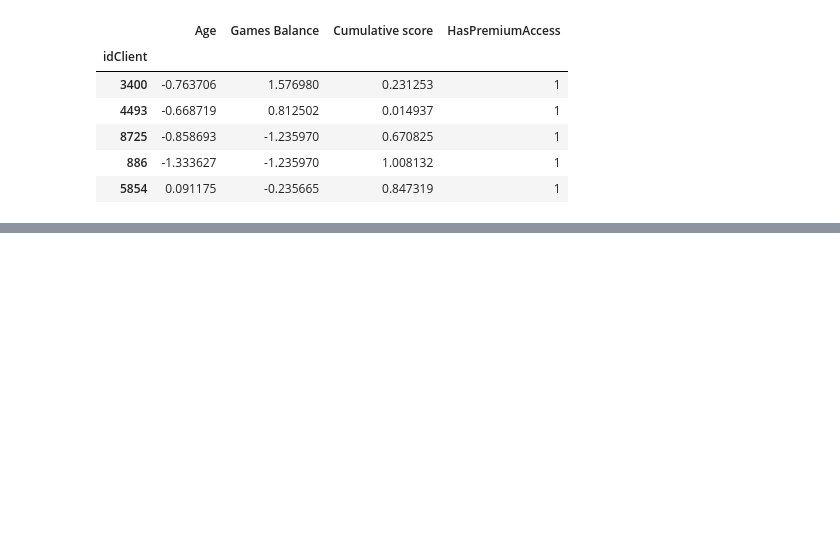
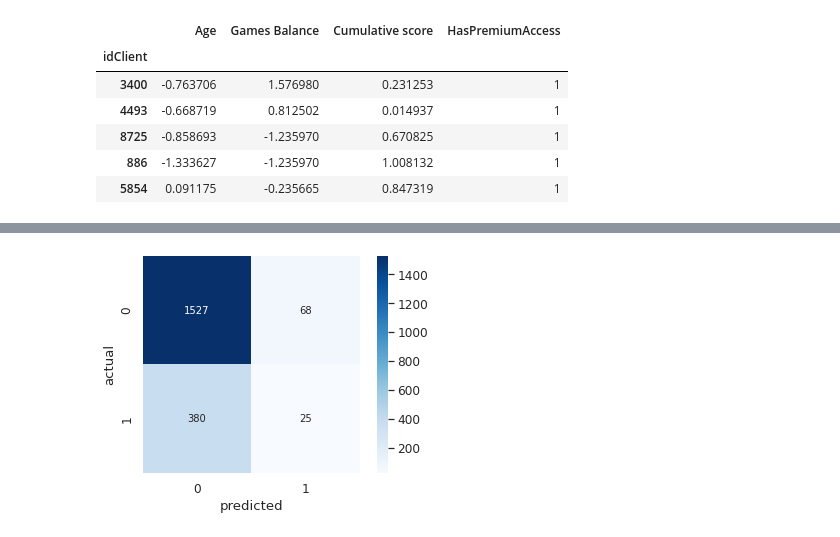
Before and after one commit to talitacardenas/The_Bridge_School_DataScience_PT, a Jupyter notebook: 99_Challenges/05_Predict_Customer_Churn/solucion_parcial_Challenge_5_Predict_Customer_Churn_v1_0.ipynb, the cells around one changed output, grey strips where cells are left out. Cells and saved outputs as stored; diff of their text form; code cells hidden in the pictures; blank space fills up the shorter version.

```diff
--- a/99_Challenges/05_Predict_Customer_Churn/solucion_parcial_Challenge_5_Predict_Customer_Churn_v1_0.ipynb
+++ b/99_Challenges/05_Predict_Customer_Churn/solucion_parcial_Challenge_5_Predict_Customer_Churn_v1_0.ipynb
@@ -1056,3 +1073,7 @@ X_train.head()
 | 8725 | -0.858693 | -1.235970 | 0.670825 | 1 |
 | 886 | -1.333627 | -1.235970 | 1.008132 | 1 |
 | 5854 | 0.091175 | -0.235665 | 0.847319 | 1 |
+# %%
+cols_to_standarize = ['Age','Games Balance','Cumulative score']
+for col in cols_to_standarize:
+  X_test[col] = preprocessing.scale(X_test[col], axis=0, copy=False)
@@ -1070,0 +1239,3 @@ We have prepared our dataset and ready for to apply algorithms to predict variab
+# %%
+model = LogisticRegression().fit(X_train, y_train)
+model
@@ -1070,0 +1250,3 @@ We have prepared our dataset and ready for to apply algorithms to predict variab
+# %%
+predicted_log = model.predict(X_test)
+predicted_log
@@ -1070,0 +1272,8 @@ We have prepared our dataset and ready for to apply algorithms to predict variab
+# %%
+# Create a confusion matrix
+matrix = confusion_matrix(y_test, predicted_log)
+sns.heatmap(matrix, annot=True, fmt="d", cmap='Blues', square=True)
+plt.xlabel("predicted")
+plt.ylabel("actual")
+plt
+# %% [output]
@@ -1070,0 +1281 @@ We have prepared our dataset and ready for to apply algorithms to predict variab
+[figure, added]
```
Also changed, not shown: parts of 49 cells of this notebook.
